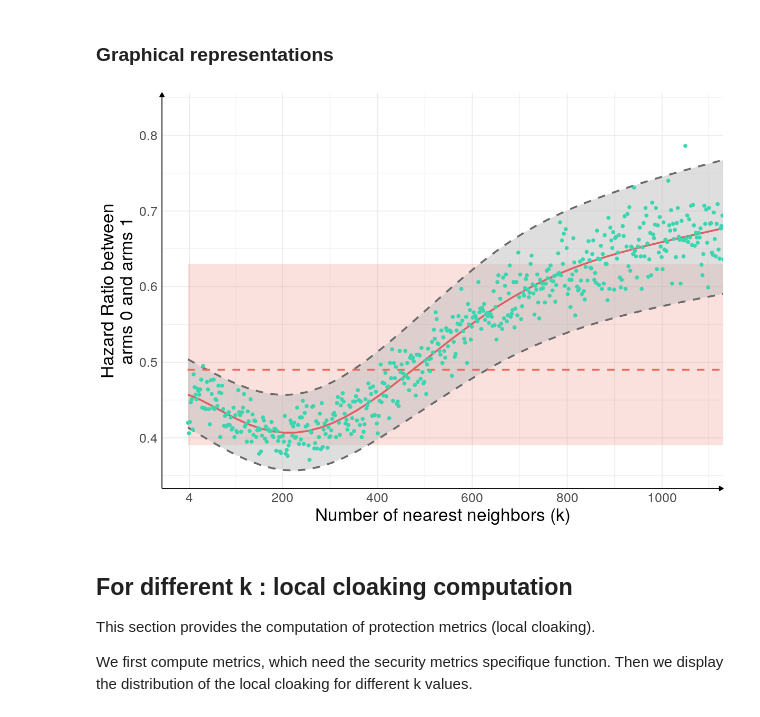
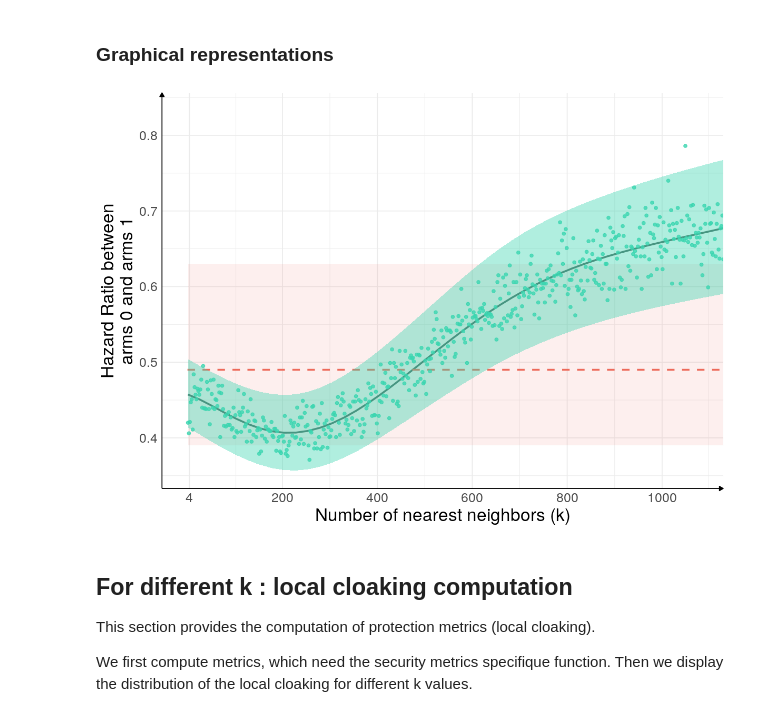
Before and after one commit to octopize/avatar-paper, a Jupyter notebook: notebooks/final_figure/messageC_AIDS.ipynb, the cells around one changed output. Saved outputs shown, nothing was run; the diff lists cells and outputs as text; code cells hidden in the pictures.

```diff
--- a/notebooks/final_figure/messageC_AIDS.ipynb
+++ b/notebooks/final_figure/messageC_AIDS.ipynb
@@ -336,48 +355,50 @@ df3 <- data.frame(x = gg1$data[[2]]$x,
 
 # draw final figure
 # we must redo all the code lines to manage the layer order (point on the grey zone)plot =
 plot = ggplot() +
          # red zone
         geom_ribbon(data = df3, aes(x = x, ymin = ymin, ymax = ymax),
-              fill = "#ED6A5A", alpha = 0.2) +
+              fill = "#ED6A5A", alpha = 0.1) +
         # red line as a ploygone
         stat_smooth(data = res_df, aes(k, res_HR1), method="lm", se=FALSE,
-                    formula= y ~ poly(x, 8, raw=TRUE), colour="red") +
-
-        # grey zone
-        geom_ribbon(data = df2, aes(x = x, ymin = ymin, ymax = ymax),
-              fill = "grey", alpha = 0.5) +
-        # add upper and lower bounds
-        stat_smooth(data = mean_hr1, aes(k, mean - std), col = "#696969", lty = 2, se = FALSE,
-                    method = 'gam', formula = y ~ s(x, bs = "cs")) +
-        stat_smooth(data = mean_hr1, aes(k, mean + std), col = "#696969", lty = 2, se = FALSE,
-                    method = 'gam', formula = y ~ s(x, bs = "cs")) +
-        theme_minimal() +
-        # add original results
+                    formula= y ~ poly(x, 8, raw=TRUE), colour="#506a63") +
+    # add original results
         geom_segment(aes(x = 0, y = 0.49, xend = 1175, yend = 0.49), col = "#ED6A5A", lwd = 1, lty = 2) +
         #geom_segment(aes(x = 0, y = 0.39, xend = 1175, yend = 0.39), col = "#ED6A5A", lwd = 1, lty = 3) +
         #geom_segment(aes(x = 0, y = 0.63, xend = 1175, yend = 0.63), col = "#ED6A5A", lwd = 1, lty = 3) +
 
+
+        # avatar zone
+        geom_ribbon(data = df2, aes(x = x, ymin = ymin, ymax = ymax),
+              fill = colors["avatar", "color"], alpha = 0.4) +
+
+        # add upper and lower bounds
+        #stat_smooth(data = mean_hr1, aes(k, mean - std), col = "#696969", lty = 2, se = FALSE,
+         #           method = 'gam', formula = y ~ s(x, bs = "cs")) +
+        #stat_smooth(data = mean_hr1, aes(k, mean + std), col = "#696969", lty = 2, se = FALSE,
+          #          method = 'gam', formula = y ~ s(x, bs = "cs")) +
+        theme_minimal() +
+
         # add mean point by k
-        geom_point(data = mean_hr1, aes(x = k, y = mean), col = colors["avatar", "color"]) +
+        geom_point(data = mean_hr1, aes(x = k, y = mean), col = colors["avatar", "color"], alpha =0.8) +
 
         # labs theme and axis
         ylab("Hazard Ratio between\narms 0 and arms 1") +
         xlab("Number of nearest neighbors (k)") +
         scale_x_continuous(breaks = seq_k)  +
         coord_cartesian(xlim = c(0, 1075)) +
         theme(axis.title.y = element_text(angle = 90, vjust = 1, size = 20, family="sans"),
               axis.text=element_text(size=15),
               axis.title.x = element_text(size = 20, family="sans"),
               legend.text = element_text(size = 15, family="sans"),
               legend.key.size = unit(1, 'cm'),
               axis.line = element_line(colour = "black",
              size = 0.5, linetype = "solid", arrow = arrow(type='closed', length = unit(5,'pt'))))
 plot
 
 ggsave(file="../../figure/aids_hazardratio_variousk.svg", plot=plot, width=10, height=6)
 # %% [output]
-[figure, old version]
+[figure, new version]
 # %% [markdown]
 ## For different k : local cloaking computation
 
```
Also changed, not shown: parts of 3 cells of this notebook, 4 other files.
